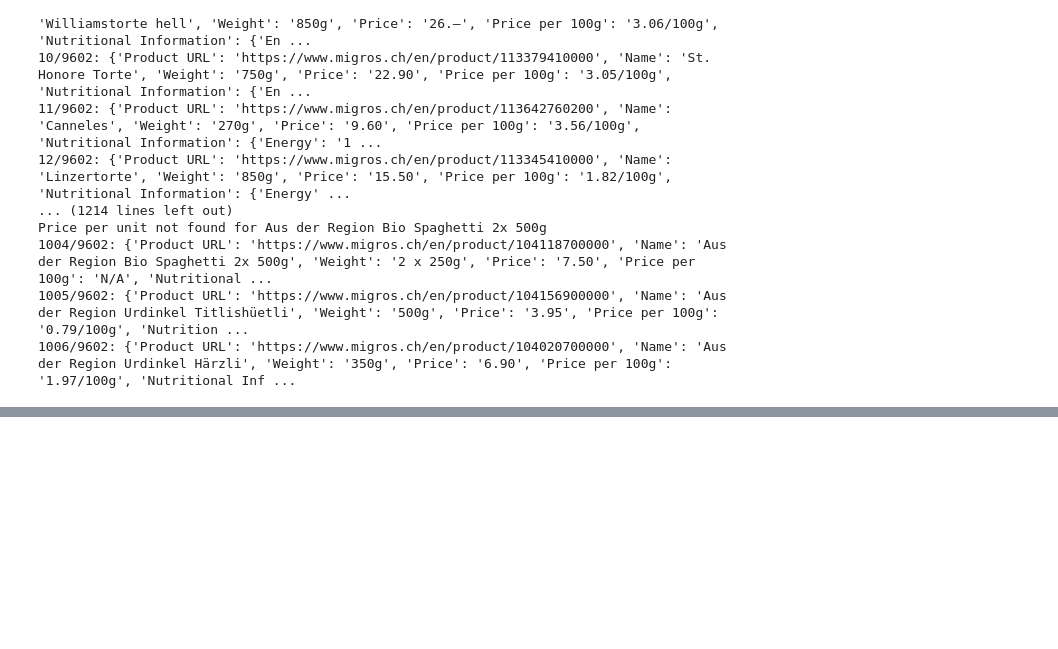
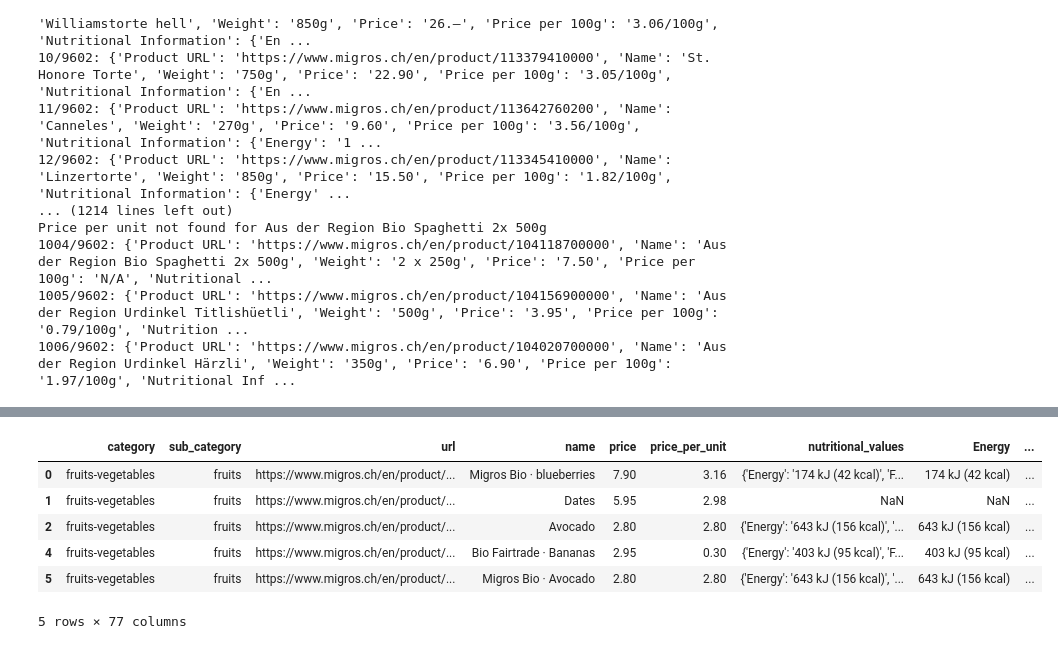
Before and after one commit to AlainJoss/scraping_migros.ch, a Jupyter notebook: scrape.ipynb, the cells around one changed output, grey strips where cells are left out. Cells and saved outputs as stored; diff of their text form; code cells hidden in the pictures; blank space fills up the shorter version.

```diff
--- a/scrape.ipynb
+++ b/scrape.ipynb
@@ -320,0 +621,11 @@ df.head(10)
+# %%
+# parse price column to numeric
+print(df['price'].unique())
+
+# # remove dash '-' at end of string if present
+df['price'] = df['price'].str.replace('–', '')
+print(df['price'].unique())
+
+# parse price column to numeric now that all values are numeric
+df['price'] = df['price'].astype(float)
+df['price'].unique()
@@ -320,0 +687,25 @@ df.head(10)
+# %%
+# price per 100g col -> create price_unit and price_per_unit columns
+# split on "/"
+
+# print all of them to see what we are working with
+for up in df['price_per_unit'].unique():
+    print(up)
+
+# split on "/"
+df[['price_per_unit', 'price_unit']] = df['price_per_unit'].str.split('/', expand=True)
+# for up in df['price_unit'].unique():
+#     print(up)
+
+# remove dash '-' at end of string if present
+df['price_per_unit'] = df['price_per_unit'].str.replace('–', '')
+print(df['price_per_unit'].unique())
+
+# parse to float
+df['price_per_unit'] = df['price_per_unit'].astype(float)
+
+print(df['price_unit'].unique())
+
+# Change cols with "piece" to "Piece"
+df['price_unit'] = df['price_unit'].str.replace('piece', 'Piece')
+print(df['price_unit'].unique())
@@ -320,0 +730,10 @@ df.head(10)
+# %%
+df.head()
+# %% [output]
+|  | category | sub_category | url | name | price | price_per_unit | nutritional_values | Energy | ... |
+| 0 | fruits-vegetables | fruits | https://www.migros.ch/en/product/... | Migros Bio · blueberries | 7.90 | 3.16 | {'Energy': '174 kJ (42 kcal)', 'F... | 174 kJ (42 kcal) | ... |
+| 1 | fruits-vegetables | fruits | https://www.migros.ch/en/product/... | Dates | 5.95 | 2.98 | NaN | NaN | ... |
+| 2 | fruits-vegetables | fruits | https://www.migros.ch/en/product/... | Avocado | 2.80 | 2.80 | {'Energy': '643 kJ (156 kcal)', '... | 643 kJ (156 kcal) | ... |
+| 4 | fruits-vegetables | fruits | https://www.migros.ch/en/product/... | Bio Fairtrade · Bananas | 2.95 | 0.30 | {'Energy': '403 kJ (95 kcal)', 'F... | 403 kJ (95 kcal) | ... |
+| 5 | fruits-vegetables | fruits | https://www.migros.ch/en/product/... | Migros Bio · Avocado | 2.80 | 2.80 | {'Energy': '643 kJ (156 kcal)', '... | 643 kJ (156 kcal) | ... |
+5 rows × 77 columns
```
Also changed, not shown: parts of 35 cells of this notebook, 1 other file.
